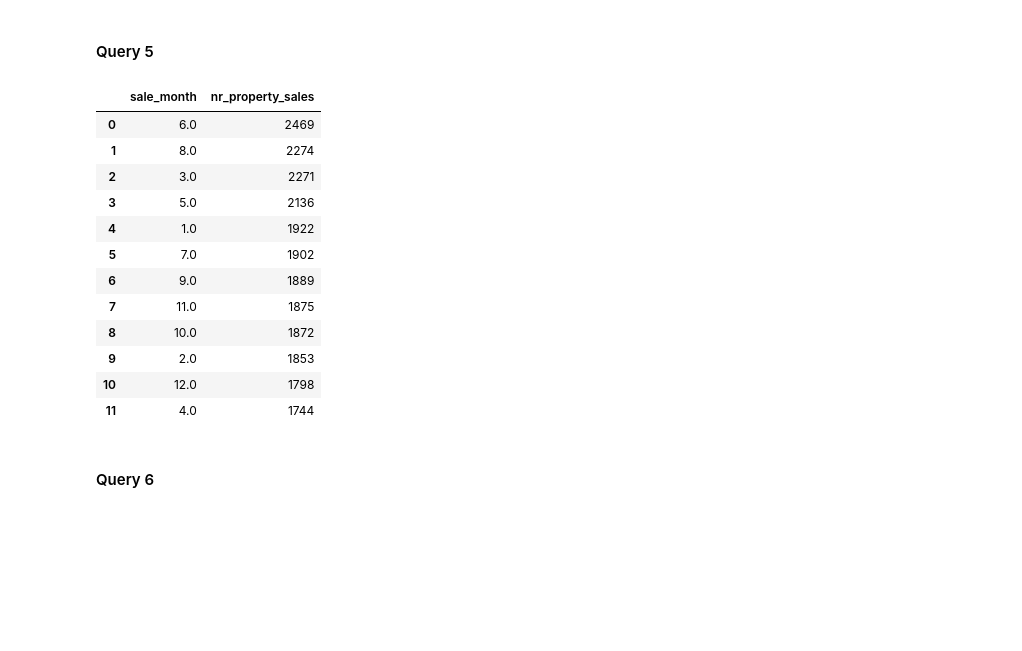
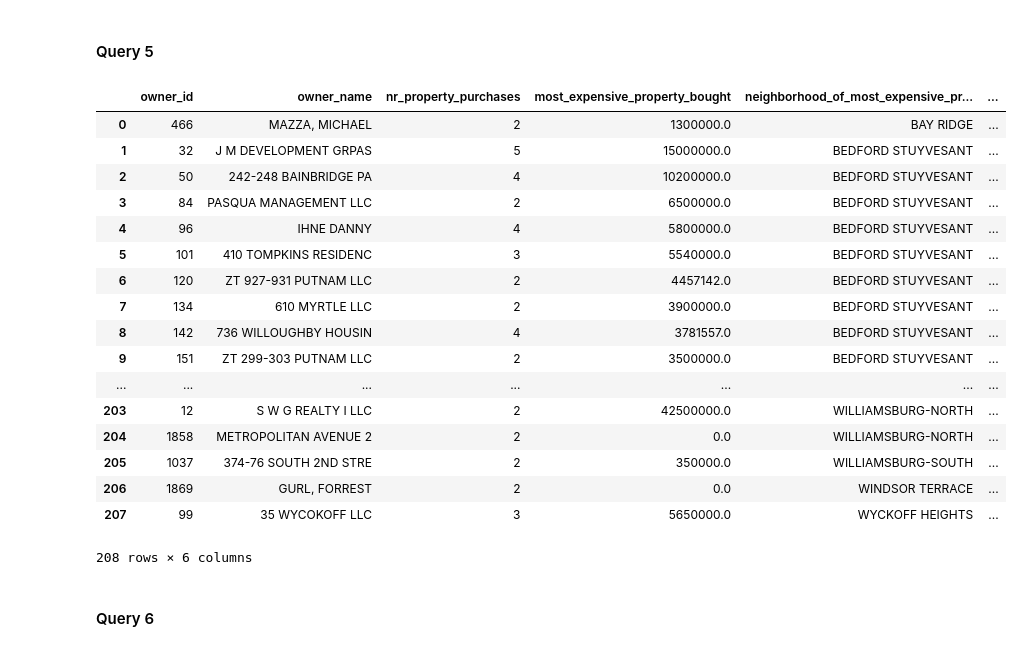
Before and after one commit to ergetamuca/sql_etl_implementation, a Jupyter notebook: Analytical_Procedures.ipynb, the cells around one changed output. Drawn from its saved outputs; the diff is of its cells as text; code cells hidden in the pictures; blank space fills up the shorter version.

```diff
--- a/Analytical_Procedures.ipynb
+++ b/Analytical_Procedures.ipynb
@@ -195,43 +217,53 @@ temp_df4.head(20)
 # %% [markdown]
 #### Query 5
 # %%
-#What are the highest and lowest property selling months?
+#For owners that made more than one purchase, what are the overall trends in purchasing?
 
 stmt5="""
-
-SELECT
-EXTRACT('month' FROM sale_date) as sale_month,
-COUNT(sale_id) AS nr_property_sales
-FROM property_sales
-GROUP BY sale_month
-ORDER BY nr_property_sales DESC;
+        SELECT distinct ow.owner_id, o.owner_name, COUNT(*) as nr_property_purchases,
+        MAX(ps.sale_price) as most_expensive_property_bought,
+        n.neighborhood as neighborhood_of_most_expensive_property_bought,
+        sale_date as date_most_expensive_property_was_bought
+        FROM owns as ow
+        JOIN owners as o on ow.owner_id=o.owner_id
+        JOIN property_sales as ps on ow.property_id=ps.property_id
+        JOIN properties as p on ps.property_id=p.property_id
+        JOIN neighborhoods as n on p.neighborhood_id=n.neighborhood_id
+        GROUP BY ow.owner_id, o.owner_name, n.neighborhood, sale_date
+        HAVING COUNT(*) > 1
+        ORDER BY n.neighborhood;
 
 """
 # Execute the statement and get the results
 results = connection.execute(stmt5).fetchall()
 
 # Extract column names
 column_names = results[0].keys()
 
 # Store results in a new dataframe
 temp_df5 = pd.DataFrame(results, columns=column_names)
 
 # Show results
 temp_df5
 # %% [output]
-|  | sale_month | nr_property_sales |
-| 0 | 6.0 | 2469 |
-| 1 | 8.0 | 2274 |
-| 2 | 3.0 | 2271 |
-| 3 | 5.0 | 2136 |
-| 4 | 1.0 | 1922 |
-| 5 | 7.0 | 1902 |
-| 6 | 9.0 | 1889 |
-| 7 | 11.0 | 1875 |
-| 8 | 10.0 | 1872 |
-| 9 | 2.0 | 1853 |
-| 10 | 12.0 | 1798 |
-| 11 | 4.0 | 1744 |
+|  | owner_id | owner_name | nr_property_purchases | most_expensive_property_bought | neighborhood_of_most_expensive_pr... | ... |
+| 0 | 466 | MAZZA, MICHAEL | 2 | 1300000.0 | BAY RIDGE | ... |
+| 1 | 32 | J M DEVELOPMENT GRPAS | 5 | 15000000.0 | BEDFORD STUYVESANT | ... |
+| 2 | 50 | 242-248 BAINBRIDGE PA | 4 | 10200000.0 | BEDFORD STUYVESANT | ... |
+| 3 | 84 | PASQUA MANAGEMENT LLC | 2 | 6500000.0 | BEDFORD STUYVESANT | ... |
+| 4 | 96 | IHNE DANNY | 4 | 5800000.0 | BEDFORD STUYVESANT | ... |
+| 5 | 101 | 410 TOMPKINS RESIDENC | 3 | 5540000.0 | BEDFORD STUYVESANT | ... |
+| 6 | 120 | ZT 927-931 PUTNAM LLC | 2 | 4457142.0 | BEDFORD STUYVESANT | ... |
+| 7 | 134 | 610 MYRTLE LLC | 2 | 3900000.0 | BEDFORD STUYVESANT | ... |
+| 8 | 142 | 736 WILLOUGHBY HOUSIN | 4 | 3781557.0 | BEDFORD STUYVESANT | ... |
+| 9 | 151 | ZT 299-303 PUTNAM LLC | 2 | 3500000.0 | BEDFORD STUYVESANT | ... |
+| ... | ... | ... | ... | ... | ... | ... |
+| 203 | 12 | S W G REALTY I LLC | 2 | 42500000.0 | WILLIAMSBURG-NORTH | ... |
+| 204 | 1858 | METROPOLITAN AVENUE 2 | 2 | 0.0 | WILLIAMSBURG-NORTH | ... |
+| 205 | 1037 | 374-76 SOUTH 2ND STRE | 2 | 350000.0 | WILLIAMSBURG-SOUTH | ... |
+| 206 | 1869 | GURL, FORREST | 2 | 0.0 | WINDSOR TERRACE | ... |
+| 207 | 99 | 35 WYCOKOFF LLC | 3 | 5650000.0 | WYCKOFF HEIGHTS | ... |
+208 rows × 6 columns
 # %% [markdown]
 #### Query 6
 # %%
```
Also changed, not shown: parts of 1 cell of this notebook.
